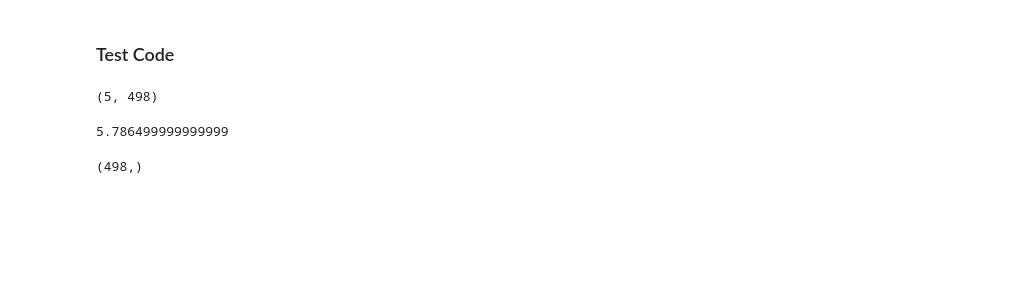
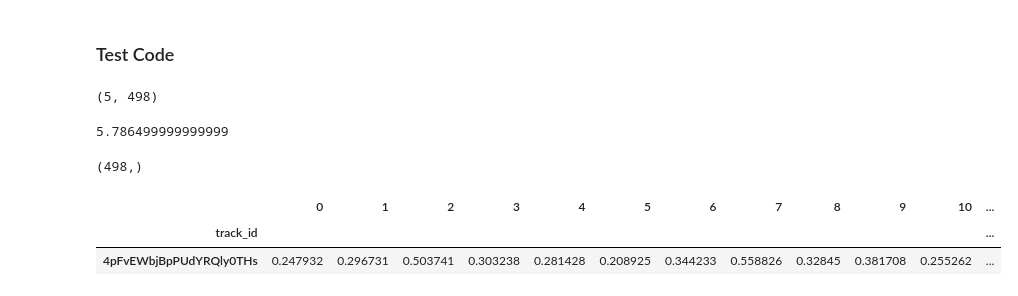
Before and after one commit to Burn1n9m4n/brainstation_capstone, a Jupyter notebook: notebooks/20230804_librosa_conversion.ipynb, the cells around one changed output. Saved outputs shown, nothing was run; the diff lists cells and outputs as text; code cells hidden in the pictures; blank space fills up the shorter version.

Commit message:
FEAT: Ran file read tests to check that formatting and concatenation would work.
FIX: Encountered an error running conversion notebook,. It appears as though another song is bugged.

```diff
--- a/notebooks/20230804_librosa_conversion.ipynb
+++ b/notebooks/20230804_librosa_conversion.ipynb
@@ -186,8 +195,17 @@ df.shape
 # %% [output]
 5.786499999999999
 # %%
-x = get_feature('../data/mp3s/3vOALqMX4c76GqWiJs3mEw/Shopping for Her Gift - Bonus Track/Alonzo Bodden - Shopping for Her Gift - Bonus Track.mp3')
+x = get_feature('../data/mp3s/4pFvEWbjBpPUdYRQly0THs/Today Was A Fairytale/Taylor Swift - Today Was A Fairytale.mp3')
 # %%
 x.shape
 # %% [output]
 (498,)
+# %%
+test = pd.DataFrame(x).T
+test['track_id']='4pFvEWbjBpPUdYRQly0THs'
+# %%
+test.set_index(test.track_id).drop(columns = 'track_id')
+# %% [output]
+|  | 0 | 1 | 2 | 3 | 4 | 5 | 6 | 7 | 8 | 9 | 10 | ... |
+| track_id |  |  |  |  |  |  |  |  |  |  |  | ... |
+| 4pFvEWbjBpPUdYRQly0THs | 0.247932 | 0.296731 | 0.503741 | 0.303238 | 0.281428 | 0.208925 | 0.344233 | 0.558826 | 0.32845 | 0.381708 | 0.255262 | ... |
```
Also changed, not shown: parts of 3 cells of this notebook.
